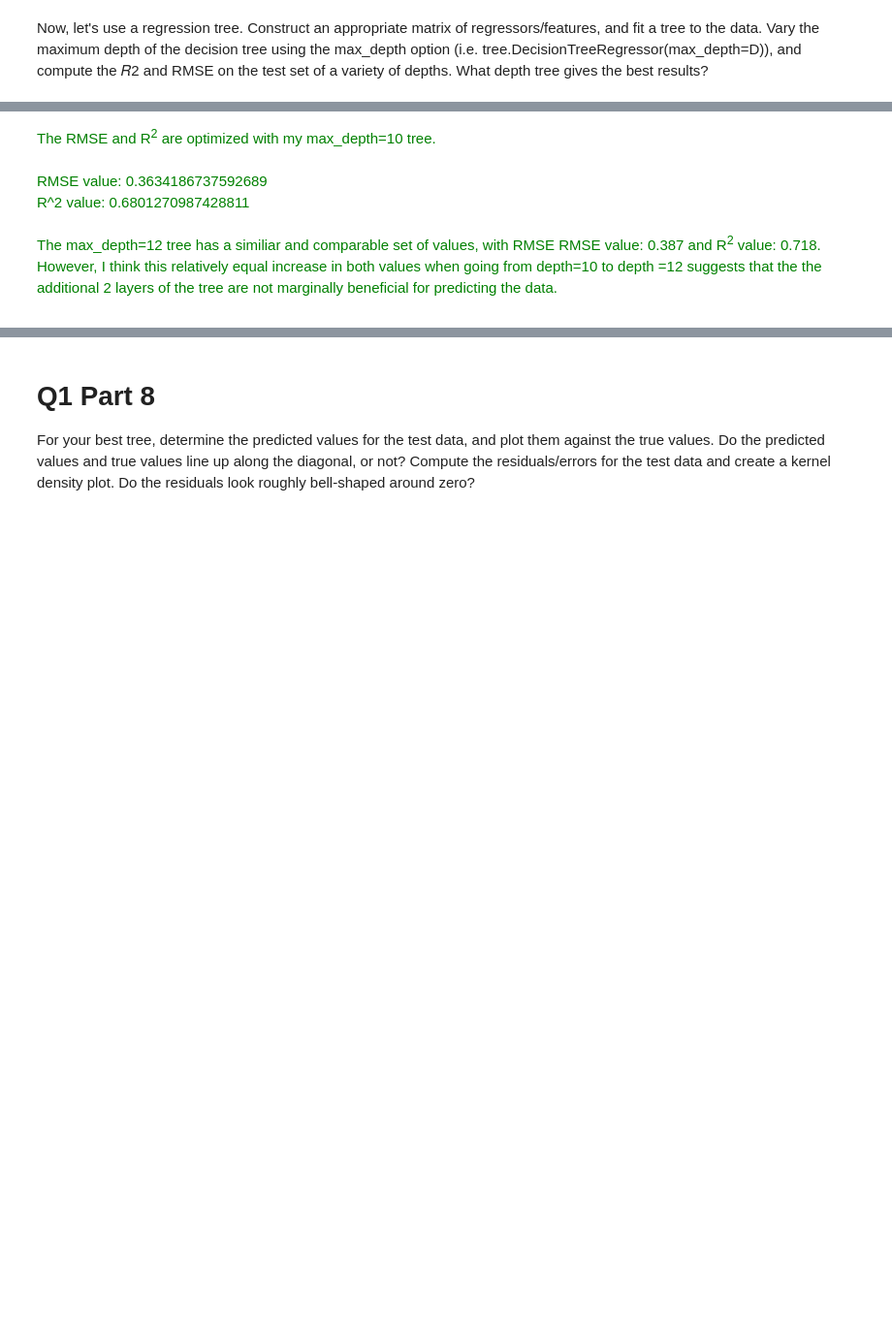
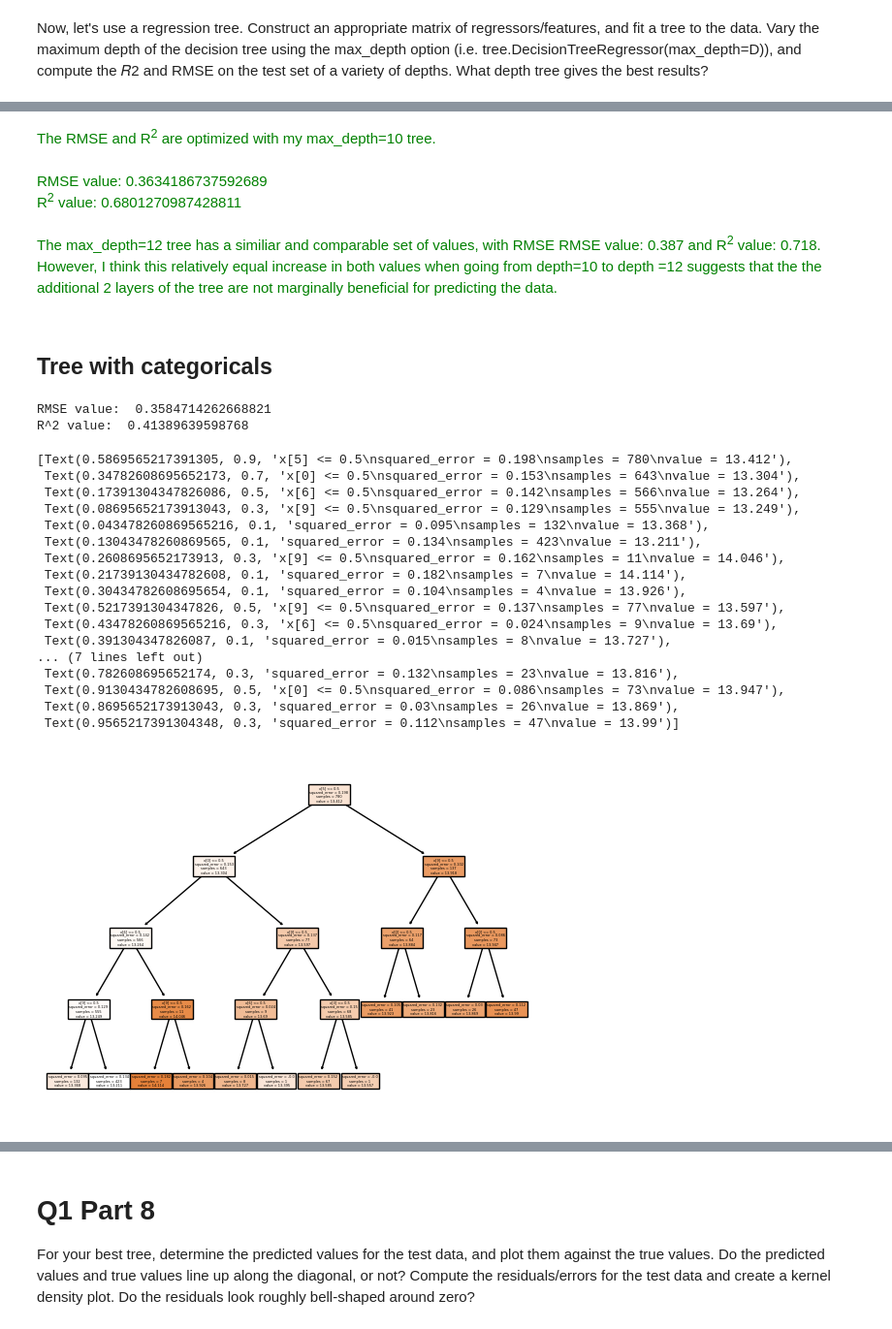
Before and after one commit to Monty-2003/assignment4, a Jupyter notebook: assignment4.ipynb, the cells around one changed output, grey strips where cells are left out. Shown at 97% size. Cells and saved outputs as stored; diff of their text form; code cells hidden in the pictures; blank space fills up the shorter version.

```diff
--- a/assignment4.ipynb
+++ b/assignment4.ipynb
@@ -478,9 +478,11 @@ R^2 value:  0.7181495305527561
 The RMSE and R<sup>2</sup> are optimized with my max_depth=10 tree.
 <br> <br>
 RMSE value:  0.3634186737592689<br>
-R^2 value:  0.6801270987428811
+R<sup>2</sup> value:  0.6801270987428811
 <br> <br>
 
 The max_depth=12 tree has a similiar and comparable set of values, with RMSE RMSE value:  0.387 and
 R<sup>2</sup> value:  0.718. However, I think this relatively equal increase in both values when going from depth=10 to depth =12 suggests that the the additional 2 layers of the tree are not marginally beneficial for predicting the data.
 </font>
+# %% [markdown]
+## Tree with categoricals
@@ -486,0 +503,36 @@ R<sup>2</sup> value:  0.718. However, I think this relatively equal increase in
+# %%
+## MAX_DEPTH: 4 ##
+
+# Fit decision tree:
+cart = tree.DecisionTreeRegressor(max_depth = 4) # Create a classifier object
+cart = cart.fit(X_train, y_train) # Fit the classifier
+
+y_pred = cart.predict(X_test)
+
+# Calculate R^2 and RMSE
+print("RMSE value: ", np.sqrt(mean_squared_error(y_true=y_test, y_pred=y_pred)))
+print("R^2 value: ", metrics.r2_score(y_test, y_pred)) # R squared measure
+
+# Visualize results:
+tree.plot_tree(cart,filled=True)
+# %% [output]
+RMSE value:  0.3584714262668821
+R^2 value:  0.41389639598768
+[Text(0.5869565217391305, 0.9, 'x[5] <= 0.5\nsquared_error = 0.198\nsamples = 780\nvalue = 13.412'),
+ Text(0.34782608695652173, 0.7, 'x[0] <= 0.5\nsquared_error = 0.153\nsamples = 643\nvalue = 13.304'),
+ Text(0.17391304347826086, 0.5, 'x[6] <= 0.5\nsquared_error = 0.142\nsamples = 566\nvalue = 13.264'),
+ Text(0.08695652173913043, 0.3, 'x[9] <= 0.5\nsquared_error = 0.129\nsamples = 555\nvalue = 13.249'),
+ Text(0.043478260869565216, 0.1, 'squared_error = 0.095\nsamples = 132\nvalue = 13.368'),
+ Text(0.13043478260869565, 0.1, 'squared_error = 0.134\nsamples = 423\nvalue = 13.211'),
+ Text(0.2608695652173913, 0.3, 'x[9] <= 0.5\nsquared_error = 0.162\nsamples = 11\nvalue = 14.046'),
+ Text(0.21739130434782608, 0.1, 'squared_error = 0.182\nsamples = 7\nvalue = 14.114'),
+ Text(0.30434782608695654, 0.1, 'squared_error = 0.104\nsamples = 4\nvalue = 13.926'),
+ Text(0.5217391304347826, 0.5, 'x[9] <= 0.5\nsquared_error = 0.137\nsamples = 77\nvalue = 13.597'),
+ Text(0.43478260869565216, 0.3, 'x[6] <= 0.5\nsquared_error = 0.024\nsamples = 9\nvalue = 13.69'),
+ Text(0.391304347826087, 0.1, 'squared_error = 0.015\nsamples = 8\nvalue = 13.727'),
+... (7 lines left out)
+ Text(0.782608695652174, 0.3, 'squared_error = 0.132\nsamples = 23\nvalue = 13.816'),
+ Text(0.9130434782608695, 0.5, 'x[0] <= 0.5\nsquared_error = 0.086\nsamples = 73\nvalue = 13.947'),
+ Text(0.8695652173913043, 0.3, 'squared_error = 0.03\nsamples = 26\nvalue = 13.869'),
+ Text(0.9565217391304348, 0.3, 'squared_error = 0.112\nsamples = 47\nvalue = 13.99')]
+[figure, added]
```
Also changed, not shown: parts of 14 cells of this notebook.
